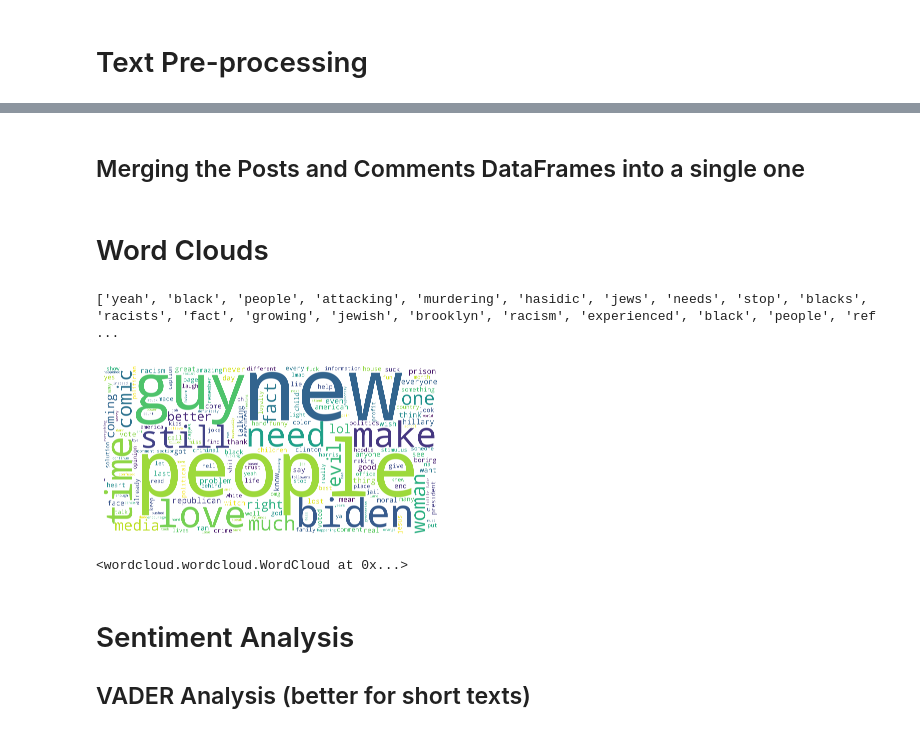
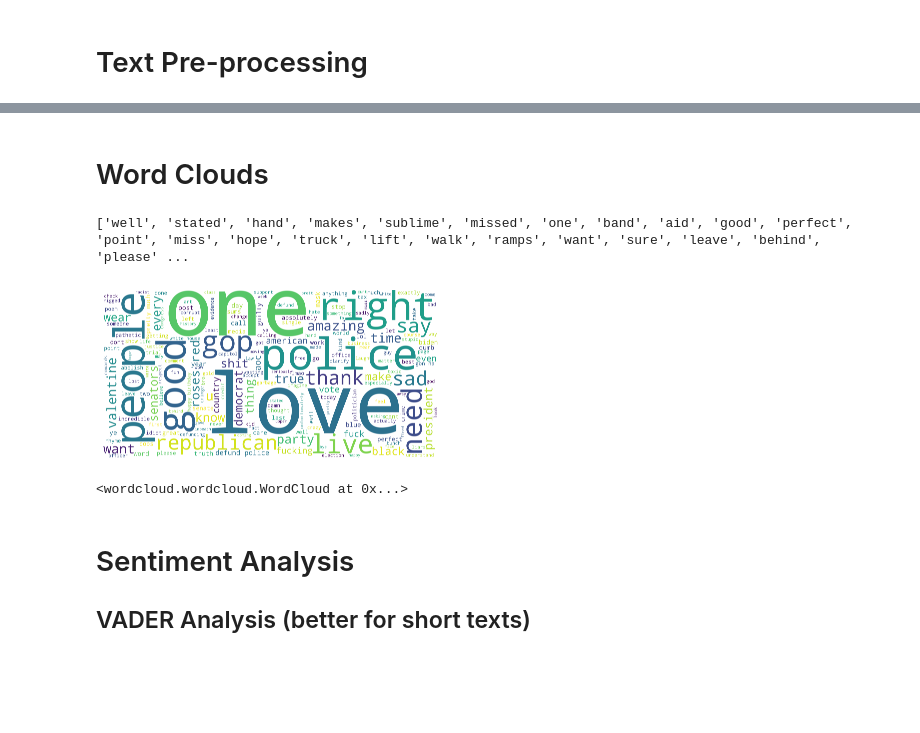
Before and after one commit to joshuawong96/Trump-Impeachment-Analysis, a Jupyter notebook: Instagram/Analysis/scraping_instagram.ipynb, the cells around one changed output, grey strips where cells are left out. Cells and saved outputs as stored; diff of their text form; code cells hidden in the pictures; blank space fills up the shorter version.

```diff
--- a/Instagram/Analysis/scraping_instagram.ipynb
+++ b/Instagram/Analysis/scraping_instagram.ipynb
@@ -174,17 +249,12 @@ df2.head()
 # %% [markdown]
 # Text Pre-processing
 # %%
-from nltk.tokenize import word_tokenize
-from nltk.stem.porter import *
-import re
-
-from nltk.corpus import stopwords
 stopwords_list = stopwords.words('english')
-stopwords_list += ['trump', 'impeachment', 'photo', 'february'] #additional stopwords customised based on context
+stopwords_list += ['donald','trump', 'impeachment'] #additional stopwords customised based on context
 # %%
 output1 = []
 output2 = []
-for text in df2['comment']: #change the df name accordingly to the df that requires text pre-processing
+for text in df['comment']:
     text = re.sub(r"(?:\@|\#|https?\://)\S+", "", str(text)) # remove hashtag mentions and urls
     emoji_pattern = re.compile("["
         u"\U0001F600-\U0001F64F"  # emoticons
@@ -206,8 +276,8 @@ for text in df2['comment']: #change the df name accordingly to the df that requi
     output1.append(text_stopremoved)
     output2.append(text)
 # %%
-df2['comment_no_emoji'] = output2
-df2['comment_processed'] = output1
-df2.tail()
+df['comment_no_emoji'] = output2
+df['comment_processed'] = output1
+df.head()
 # %% [output]
 |  | comment_id | user_id | platform | date_time | likes_count | comment | comment_no_emoji | comment_processed |
@@ -219,2 +288,0 @@ df2.tail()
-# %% [markdown]
-## Merging the Posts and Comments DataFrames into a single one
@@ -233,13 +290,13 @@ df.to_csv('instagram_comments.csv')
 # Word Clouds
 # %%
 wordcloud_words = []
-for wordlist in combined['comment_processed']:
+for wordlist in df['comment_processed']:
     for word in wordlist:
         wordcloud_words.append(str(word))
 
 print(wordcloud_words)
 # %% [output]
-['yeah', 'black', 'people', 'attacking', 'murdering', 'hasidic', 'jews', 'needs', 'stop', 'blacks', 'racists', 'fact', 'growing', 'jewish', 'brooklyn', 'racism', 'experienced', 'black', 'people', 'ref ...
+['well', 'stated', 'hand', 'makes', 'sublime', 'missed', 'one', 'band', 'aid', 'good', 'perfect', 'point', 'miss', 'hope', 'truck', 'lift', 'walk', 'ramps', 'want', 'sure', 'leave', 'behind', 'please' ...
 # %%
 wordcloud_string = ""
 for word in wordcloud_words:
@@ -247,17 +304,17 @@ for word in wordcloud_words:
 # %%
 from wordcloud import WordCloud, STOPWORDS
 import matplotlib.pyplot as plt
 
 # Create and generate a word cloud image:
 wordcloud = WordCloud(stopwords=STOPWORDS, background_color="white", width=10000, height=5000).generate(wordcloud_string)
 
 # Display the generated image:
 plt.imshow(wordcloud, interpolation='bilinear')
 plt.axis("off")
 plt.show()
-wordcloud.to_file("trump_impeachment2.png")
+wordcloud.to_file("impeachtrump.png")
 # %% [output]
-[figure, old version]
+[figure, new version]
 <wordcloud.wordcloud.WordCloud at 0x...>
 # %% [markdown]
 # Sentiment Analysis
```
Also changed, not shown: parts of 17 cells of this notebook.
